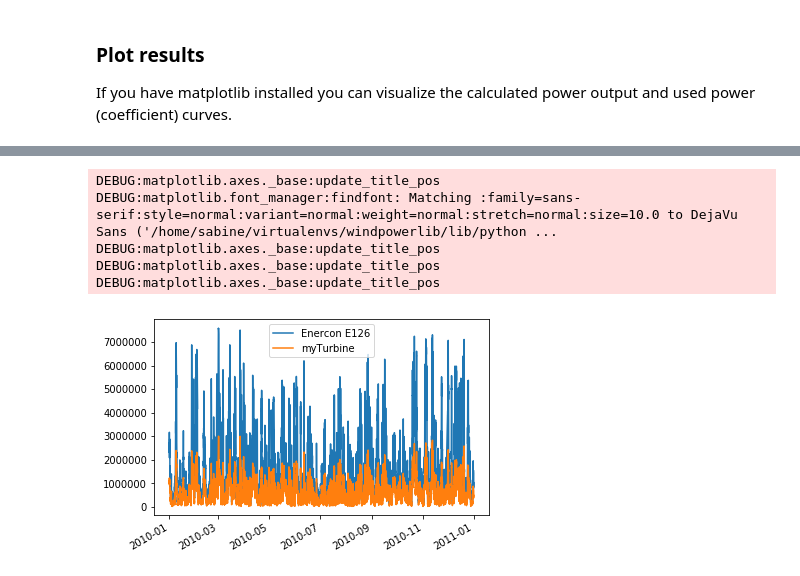
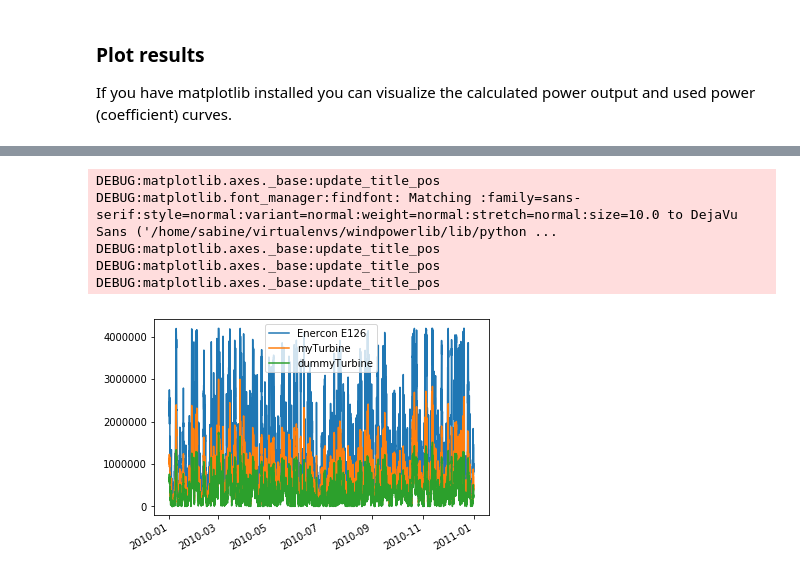
Before and after one commit to wind-python/windpowerlib, a Jupyter notebook: doc/modelchain_example_notebook.ipynb, the cells around one changed output, grey strips where cells are left out. Saved outputs shown, nothing was run; the diff lists cells and outputs as text; code cells hidden in the pictures.

Commit message:
Adapt examples

```diff
--- a/doc/modelchain_example_notebook.ipynb
+++ b/doc/modelchain_example_notebook.ipynb
@@ -145,13 +150,26 @@ my_turbine = WindTurbine(**myTurbine)
 # if you want to use the power coefficient curve change the value of
 # 'fetch_curve' to 'power_coefficient_curve'
 enerconE126 = {
-    'name': 'ENERCON E 126 7500',  # turbine name as in register
-    'hub_height': 135,  # in m
-    'rotor_diameter': 127,  # in m
-    'fetch_curve': 'power_curve'  # fetch power curve
-}
+        'name': 'E-126/4200',  # turbine type as in register #
+        'hub_height': 135,  # in m
+        'rotor_diameter': 127,  # in m
+        'fetch_curve': 'power_curve',  # fetch power curve #
+        'data_source': 'oedb'  # data source oedb or name of csv file
+    }
 # initialize WindTurbine object
 e126 = WindTurbine(**enerconE126)
+# %%
+# specification of wind turbine where power coefficient curve is provided
+# by a csv file
+dummyTurbine = {
+    'name': 'DUMMY 1',  # turbine type as in file #
+    'hub_height': 100,  # in m
+    'rotor_diameter': 70,  # in m
+    'fetch_curve': 'power_coefficient_curve',  # fetch cp curve #
+    'data_source': 'example_power_coefficient_curves.csv'  # data source
+}
+# initialize WindTurbine object
+dummy_turbine = WindTurbine(**dummyTurbine)
 # %% [markdown]
 ### Use the ModelChain to calculate turbine power output
 
@@ -194,3 +212,10 @@ DEBUG:root:Calculating wind speed using logarithmic wind profile.
 DEBUG:root:Calculating temperature using temperature gradient.
 DEBUG:root:Calculating density using ideal gas equation.
 DEBUG:root:Calculating power output using power curve.
+# %%
+# power output calculation for example_turbine
+# own specification for 'power_output_model'
+mc_example_turbine = ModelChain(
+    dummy_turbine,
+    power_output_model='power_coefficient_curve').run_model(weather)
+dummy_turbine.power_output = mc_example_turbine.power_output
@@ -211,16 +245,17 @@ DEBUG:matplotlib.pyplot:Loaded backend module://ipykernel.pylab.backend_inline v
 # %%
 # plot turbine power output
 if plt:
     e126.power_output.plot(legend=True, label='Enercon E126')
     my_turbine.power_output.plot(legend=True, label='myTurbine')
+    dummy_turbine.power_output.plot(legend=True, label='dummyTurbine')
     plt.show()
 # %% [output]
 DEBUG:matplotlib.axes._base:update_title_pos
 DEBUG:matplotlib.font_manager:findfont: Matching :family=sans-serif:style=normal:variant=normal:weight=normal:stretch=normal:size=10.0 to DejaVu Sans ('/home/sabine/virtualenvs/windpowerlib/lib/python ...
 DEBUG:matplotlib.axes._base:update_title_pos
 DEBUG:matplotlib.axes._base:update_title_pos
 DEBUG:matplotlib.axes._base:update_title_pos
-[figure, old version]
+[figure, new version]
 # %%
 # plot power (coefficient) curves
 if plt:
```
Also changed, not shown: parts of 7 cells of this notebook, 4 other files.
